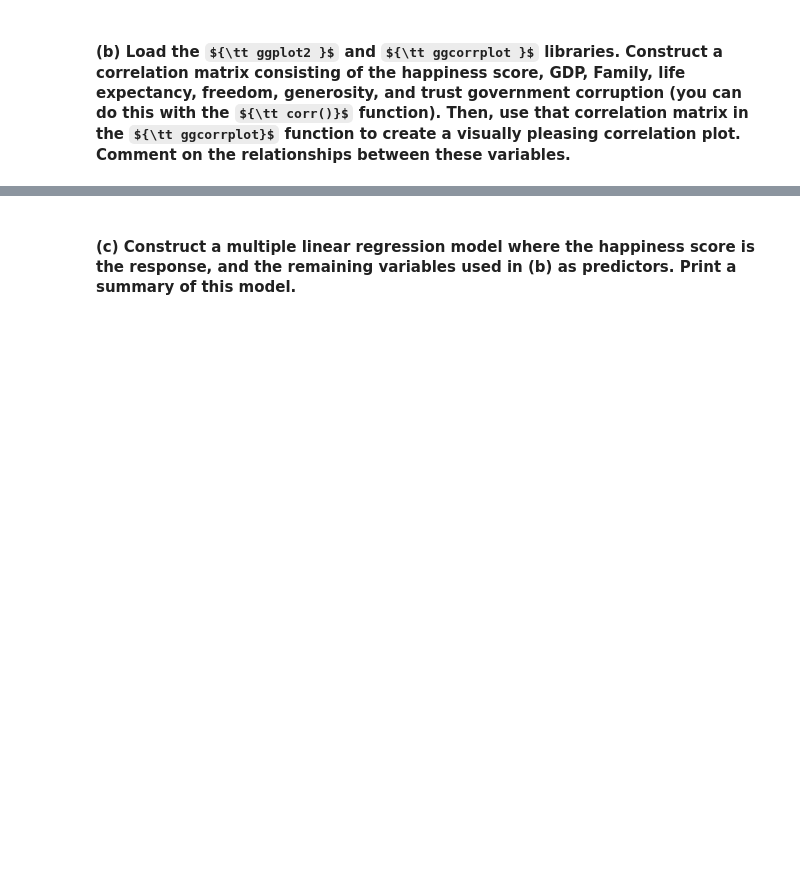
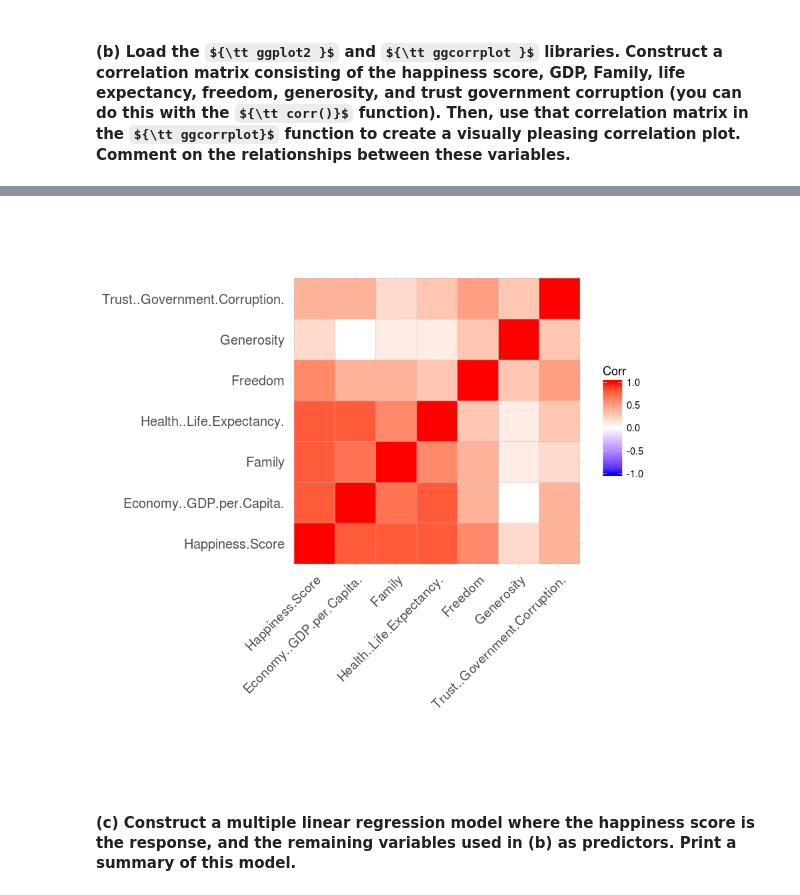
Before and after one commit to BDesBrisay/appm4570, a Jupyter notebook: finalProject/APPM4570-Project-Sp2018.ipynb, the cells around one changed output, grey strips where cells are left out. Saved outputs shown, nothing was run; the diff lists cells and outputs as text; code cells hidden in the pictures; some formulas as TeX source; blank space fills up the shorter version.

```diff
--- a/finalProject/APPM4570-Project-Sp2018.ipynb
+++ b/finalProject/APPM4570-Project-Sp2018.ipynb
@@ -13,7 +13,7 @@ This project will be submitted electronically to Canvas no later than ${\bf \tex
 # %%
 data = data.frame(read.table("diabetes.txt"))
 colNames = c("stab.glu","gender","frame")
-data = data[,which((names(data1) %in% colNames)==TRUE)]
+data = data[,which((names(data) %in% colNames)==TRUE)]
 data = data[complete.cases(data),]
 summary(data)
 # %% [output]
@@ -147,3 +160,6 @@ Each variable measured reveals a populated-weighted average score on a scale run
 
 
 #### (a) Read in the World Happiness Report data.
+# %%
+df = data.frame(read.table("2017.csv", header=TRUE, sep=","))
+df
@@ -150,2 +184,12 @@ Each variable measured reveals a populated-weighted average score on a scale run
 # %% [markdown]
 #### (b) Load the ${\tt ggplot2 }$ and ${\tt ggcorrplot }$  libraries. Construct a correlation matrix consisting of the happiness score, GDP, Family, life expectancy, freedom, generosity, and trust government corruption (you can do this with the ${\tt corr()}$ function). Then, use that correlation matrix in the ${\tt ggcorrplot}$ function to create a visually pleasing correlation plot. Comment on the relationships between these variables.
+# %%
+library(ggplot2)
+library(ggcorrplot)
+colNames = c("Happiness.Score","Economy..GDP.per.Capita.","Family","Health..Life.Expectancy.","Freedom","Generosity","Trust..Government.Corruption.")
+df1 = df[,which((names(df) %in% colNames)==TRUE)]
+corr = round(cor(df1), 1)
+head(corr[, 1:6])
+
+ggcorrplot(corr)
+# %% [output]
@@ -152,2 +203,3 @@ Each variable measured reveals a populated-weighted average score on a scale run
+[figure, added]
 # %% [markdown]
 #### (c) Construct a multiple linear regression model where the happiness score is the response, and the remaining variables used in (b) as predictors. Print a summary of this model.
```
Also changed, not shown: parts of 13 cells of this notebook.
